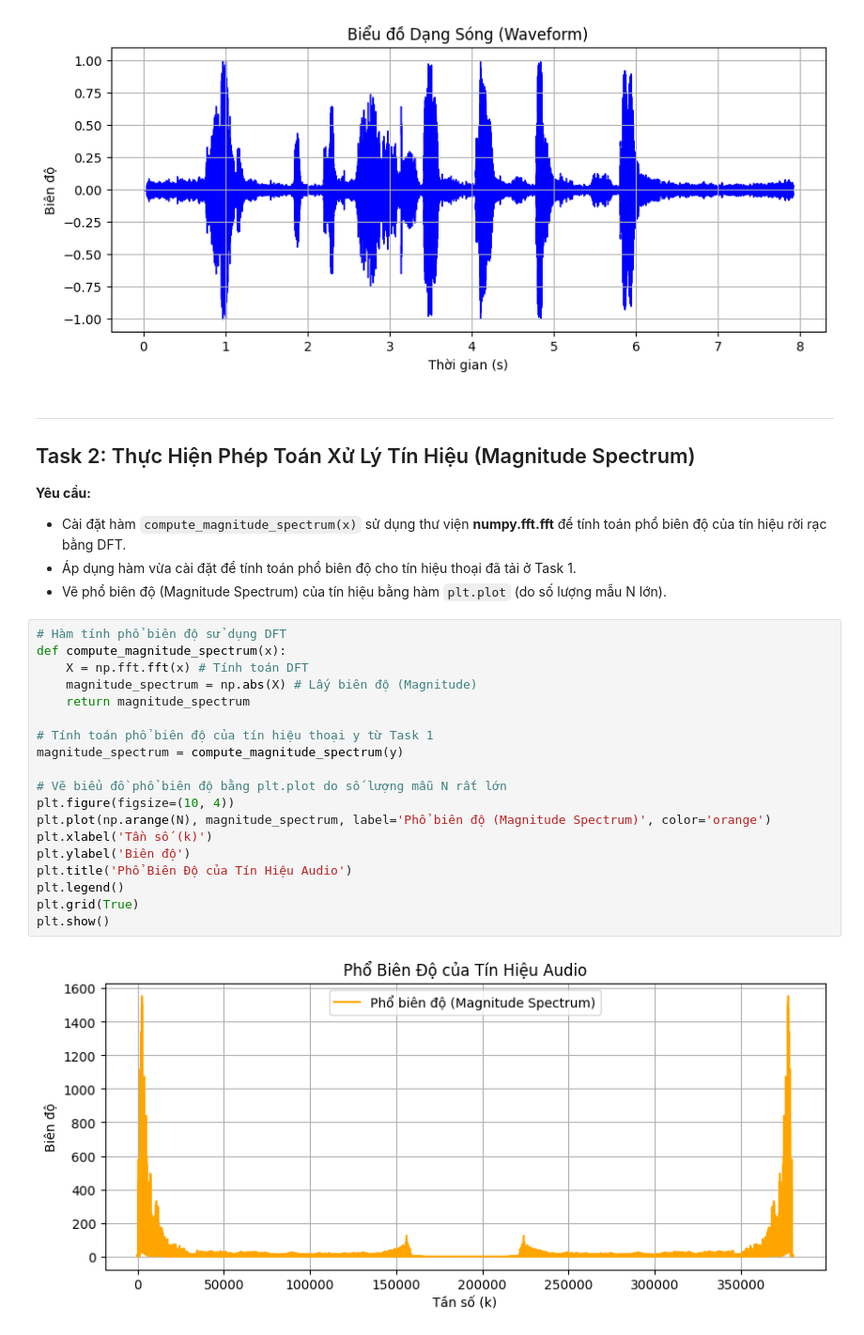
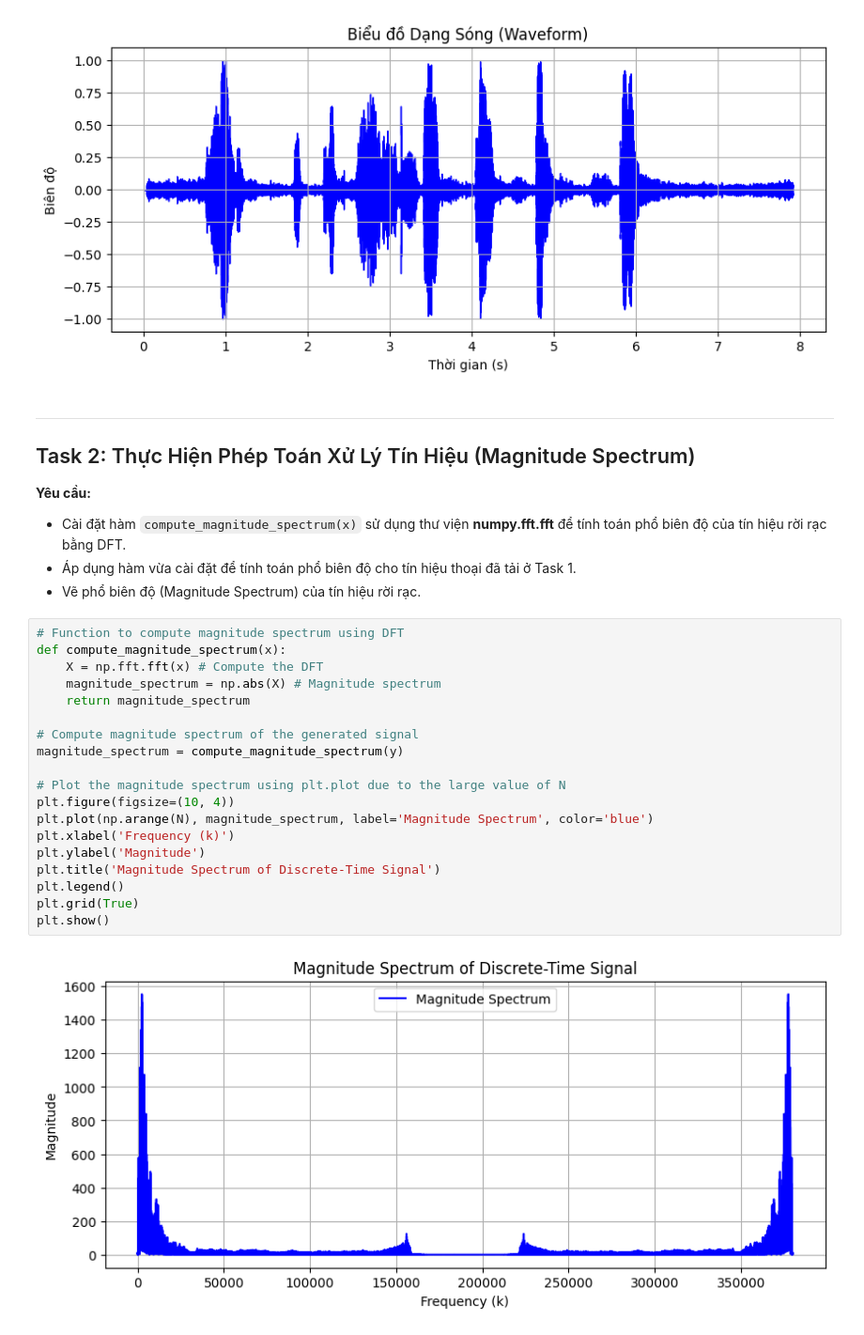
Before and after one commit to nguyen-thanh-1/SLP301, a Jupyter notebook: practice_analysis/Practical Implementation Assignment.ipynb, the cells around one changed output. Shown at 94% size. Saved outputs shown, nothing was run; the diff lists cells and outputs as text.

```diff
--- a/practice_analysis/Practical Implementation Assignment.ipynb
+++ b/practice_analysis/Practical Implementation Assignment.ipynb
@@ -57,25 +57,25 @@ Tổng số mẫu dữ liệu (N): 379904 mẫu
 **Yêu cầu:**
 - Cài đặt hàm `compute_magnitude_spectrum(x)` sử dụng thư viện **numpy.fft.fft** để tính toán phổ biên độ của tín hiệu rời rạc bằng DFT.
 - Áp dụng hàm vừa cài đặt để tính toán phổ biên độ cho tín hiệu thoại đã tải ở Task 1.
-- Vẽ phổ biên độ (Magnitude Spectrum) của tín hiệu bằng hàm `plt.plot` (do số lượng mẫu N lớn).
+- Vẽ phổ biên độ (Magnitude Spectrum) của tín hiệu rời rạc.
 # %%
-# Hàm tính phổ biên độ sử dụng DFT
+# Function to compute magnitude spectrum using DFT
 def compute_magnitude_spectrum(x):
-    X = np.fft.fft(x) # Tính toán DFT
-    magnitude_spectrum = np.abs(X) # Lấy biên độ (Magnitude)
+    X = np.fft.fft(x) # Compute the DFT
+    magnitude_spectrum = np.abs(X) # Magnitude spectrum
     return magnitude_spectrum
 
-# Tính toán phổ biên độ của tín hiệu thoại y từ Task 1
+# Compute magnitude spectrum of the generated signal
 magnitude_spectrum = compute_magnitude_spectrum(y)
 
-# Vẽ biểu đồ phổ biên độ bằng plt.plot do số lượng mẫu N rất lớn
+# Plot the magnitude spectrum using plt.plot due to the large value of N
 plt.figure(figsize=(10, 4))
-plt.plot(np.arange(N), magnitude_spectrum, label='Phổ biên độ (Magnitude Spectrum)', color='orange')
-plt.xlabel('Tần số (k)')
-plt.ylabel('Biên độ')
-plt.title('Phổ Biên Độ của Tín Hiệu Audio')
+plt.plot(np.arange(N), magnitude_spectrum, label='Magnitude Spectrum', color='blue')
+plt.xlabel('Frequency (k)')
+plt.ylabel('Magnitude')
+plt.title('Magnitude Spectrum of Discrete-Time Signal')
 plt.legend()
 plt.grid(True)
 plt.show()
 # %% [output]
-[figure, old version]
+[figure, new version]
```
